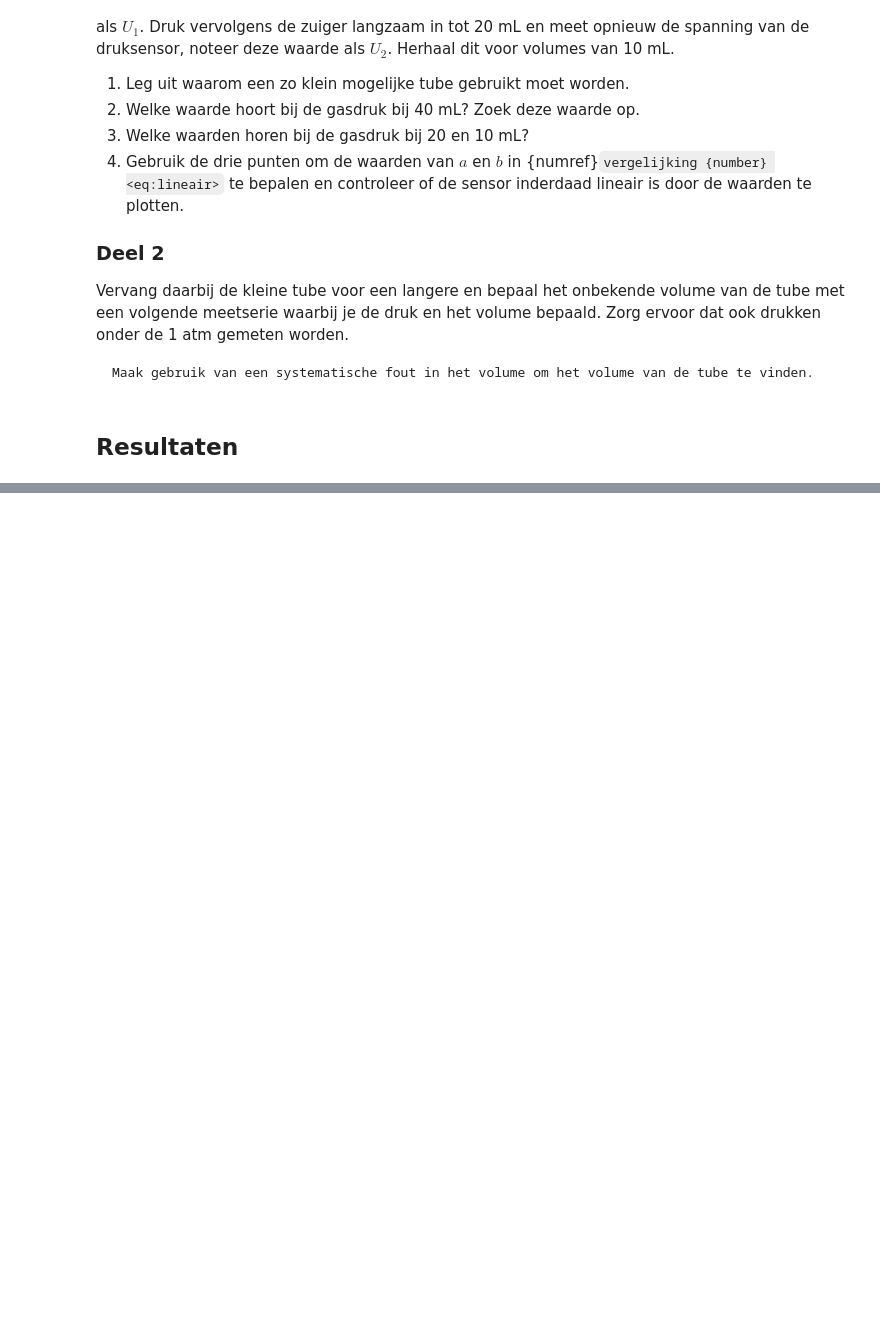
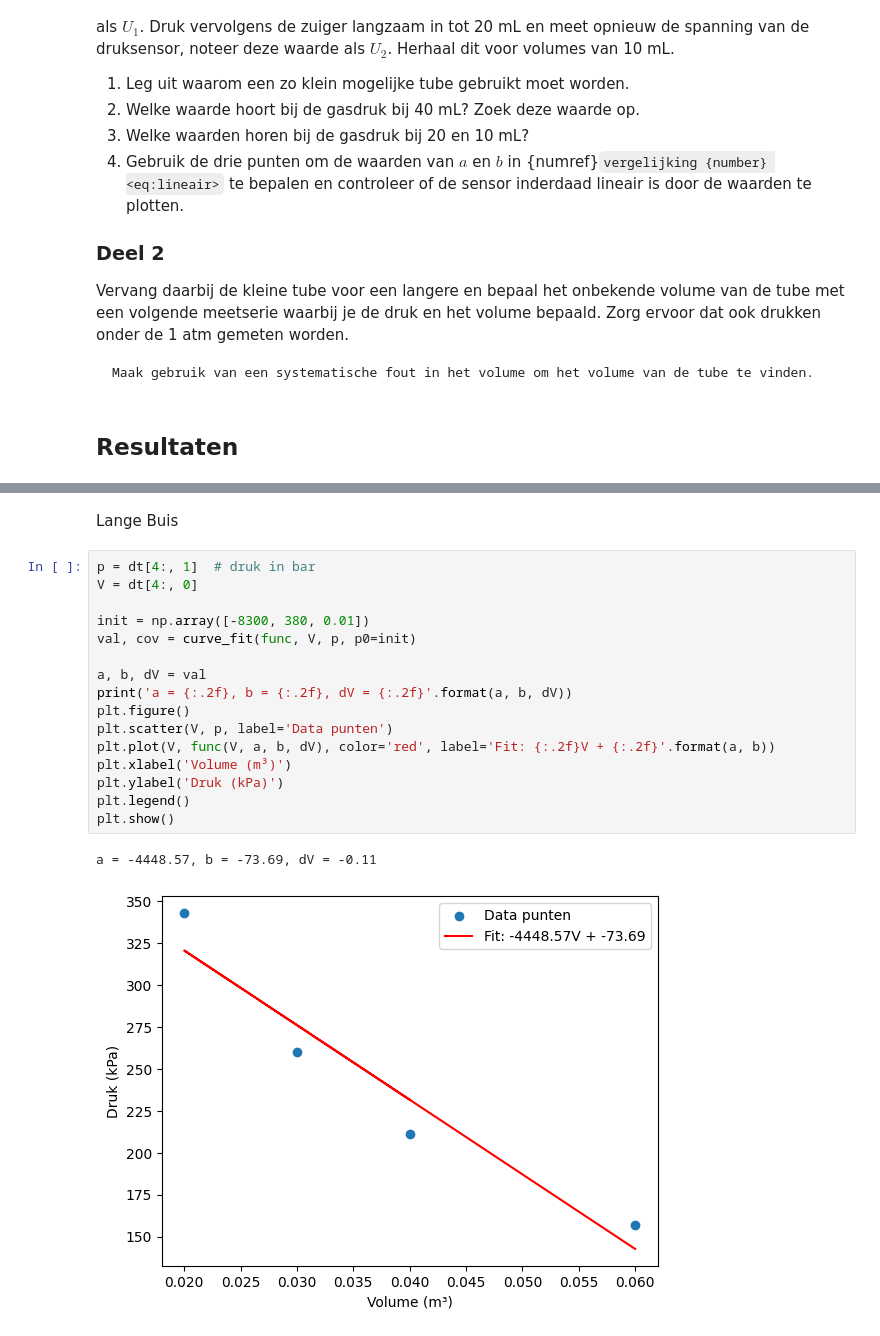
Before and after one commit to Jz-Mo/thermolab, a Jupyter notebook: Content/Labs/druksensor/druksensorijken.ipynb, the cells around one changed output, grey strips where cells are left out. Saved outputs shown, nothing was run; the diff lists cells and outputs as text; blank space fills up the shorter version.

```diff
--- a/Content/Labs/druksensor/druksensorijken.ipynb
+++ b/Content/Labs/druksensor/druksensorijken.ipynb
@@ -90,0 +99,21 @@ plt.show()
+# %% [markdown]
+Lange Buis
+# %%
+p = dt[4:, 1]  # druk in bar
+V = dt[4:, 0]
+
+init = np.array([-8300, 380, 0.01])
+val, cov = curve_fit(func, V, p, p0=init)
+
+a, b, dV = val
+print('a = {:.2f}, b = {:.2f}, dV = {:.2f}'.format(a, b, dV))
+plt.figure()
+plt.scatter(V, p, label='Data punten')
+plt.plot(V, func(V, a, b, dV), color='red', label='Fit: {:.2f}V + {:.2f}'.format(a, b))
+plt.xlabel('Volume (m³)')
+plt.ylabel('Druk (kPa)')
+plt.legend()
+plt.show()
+# %% [output]
+a = -4448.57, b = -73.69, dV = -0.11
+[figure, added]
```
Also changed, not shown: parts of 4 cells of this notebook.
